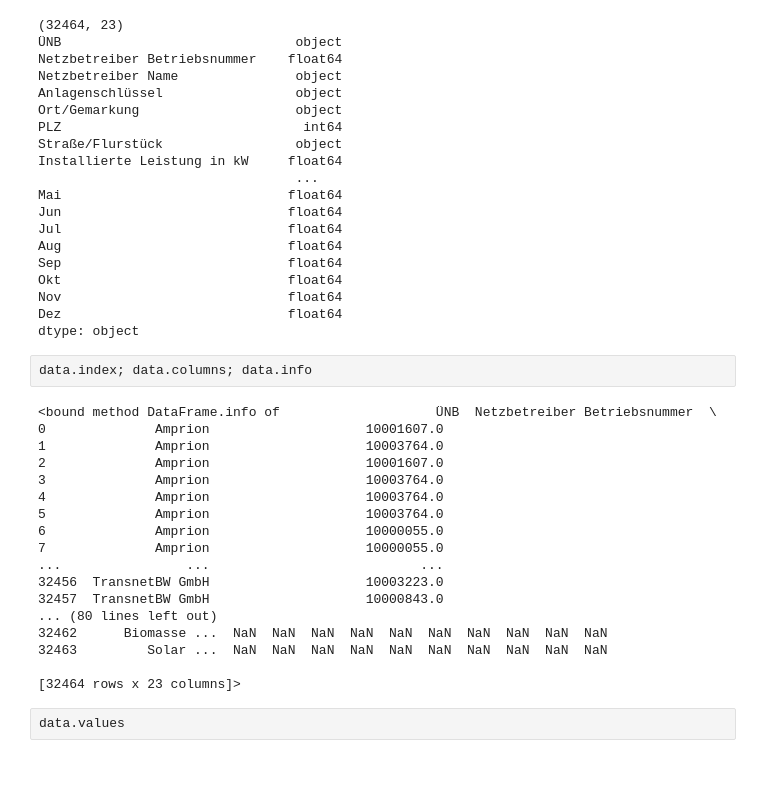
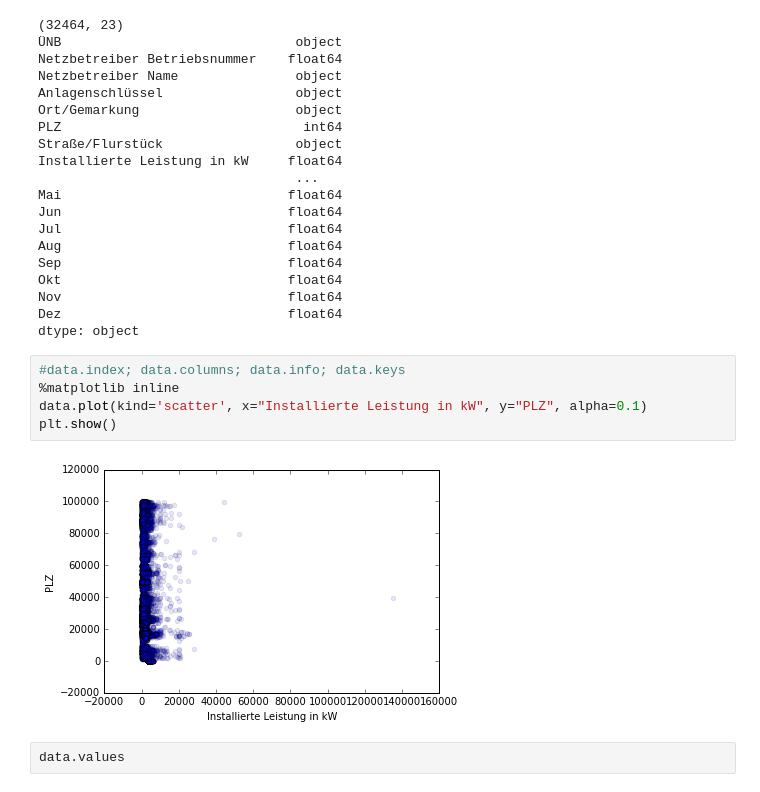
Before and after one commit to cortiana/DemoML, a Jupyter notebook: EONDemo.ipynb, the cells around one changed output. Cells and saved outputs as stored; diff of their text form.

```diff
--- a/EONDemo.ipynb
+++ b/EONDemo.ipynb
@@ -62,26 +80,13 @@ Okt                             float64
 Nov                             float64
 Dez                             float64
 dtype: object
-# %%
-data.index; data.columns; data.info
-# %% [output]
-<bound method DataFrame.info of                    ÜNB  Netzbetreiber Betriebsnummer  \
-0              Amprion                    10001607.0
-1              Amprion                    10003764.0
-2              Amprion                    10001607.0
-3              Amprion                    10003764.0
-4              Amprion                    10003764.0
-5              Amprion                    10003764.0
-6              Amprion                    10000055.0
-7              Amprion                    10000055.0
-...                ...                           ...
-32456  TransnetBW GmbH                    10003223.0
-32457  TransnetBW GmbH                    10000843.0
-... (80 lines left out)
-32462      Biomasse ...  NaN  NaN  NaN  NaN  NaN  NaN  NaN  NaN  NaN  NaN
-32463         Solar ...  NaN  NaN  NaN  NaN  NaN  NaN  NaN  NaN  NaN  NaN
-
-[32464 rows x 23 columns]>
+# %%
+#data.index; data.columns; data.info; data.keys
+%matplotlib inline
+data.plot(kind='scatter', x="Installierte Leistung in kW", y="PLZ", alpha=0.1)
+plt.show()
+# %% [output]
+[figure, added]
 # %%
 data.values
 # %% [output]
```
Also changed, not shown: parts of 20 cells of this notebook.
